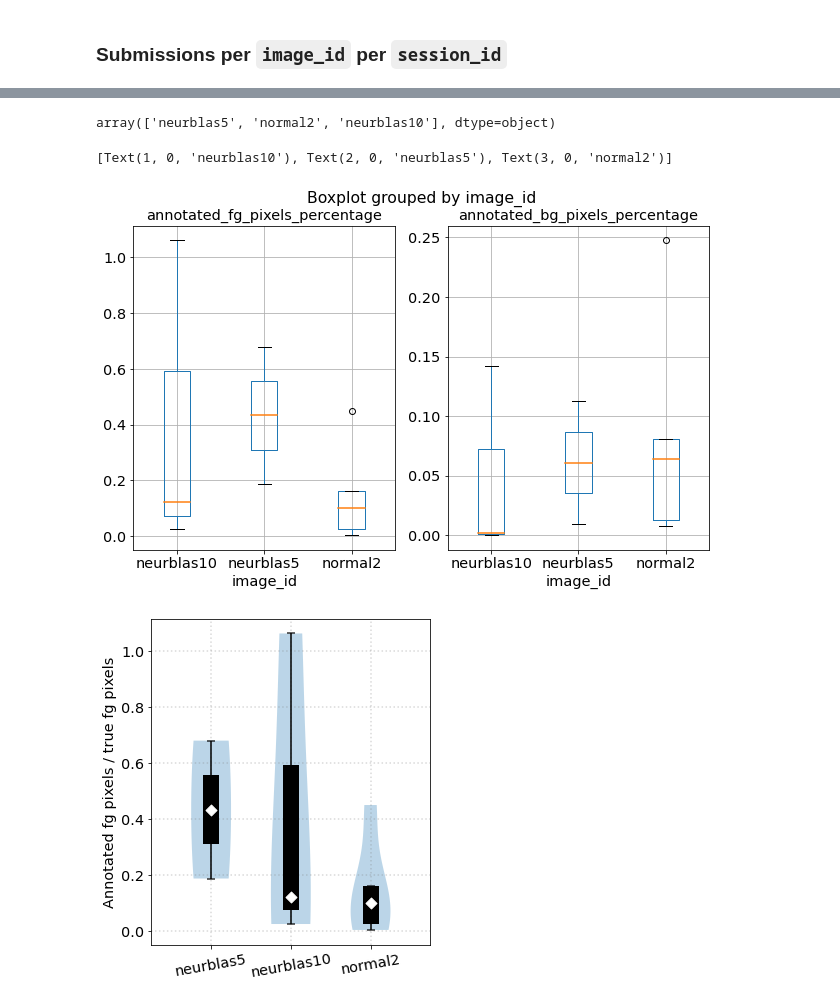
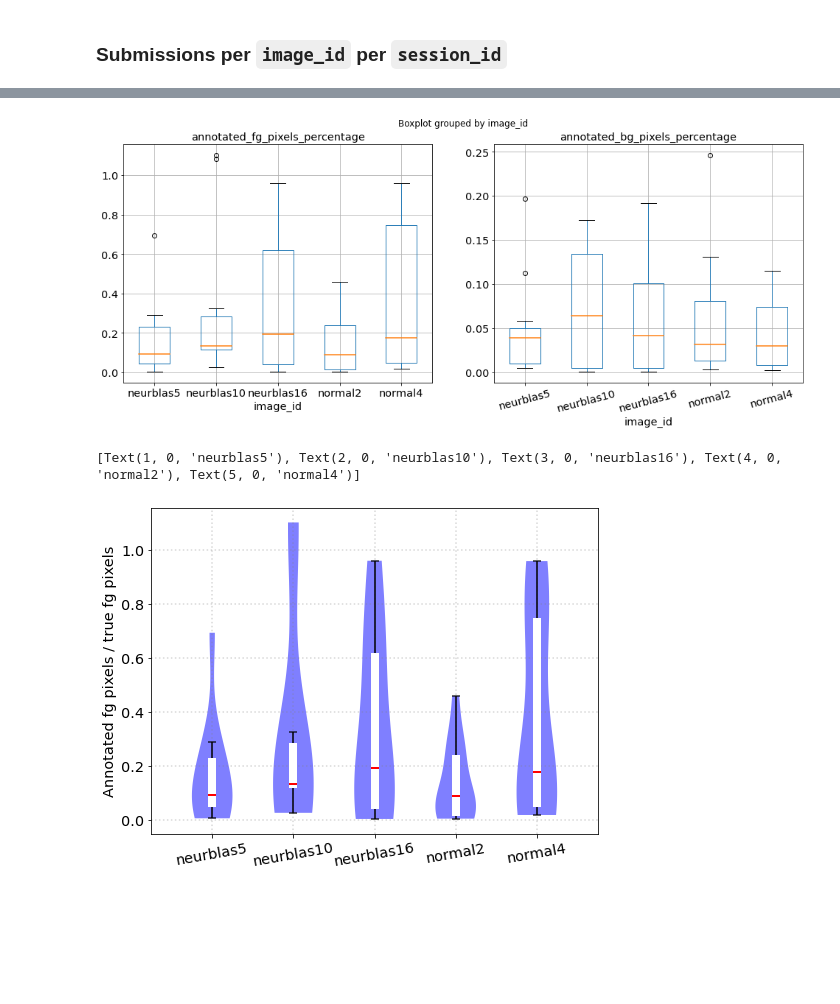
Before and after one commit to soupwaylee/masters-thesis-grabcut-cp-evaluation, a Jupyter notebook: interaction_eval.ipynb, the cells around one changed output, grey strips where cells are left out. Drawn from its saved outputs; the diff is of its cells as text; code cells hidden in the pictures; blank space fills up the shorter version.

```diff
--- a/interaction_eval.ipynb
+++ b/interaction_eval.ipynb
@@ -154,4 +119,7 @@ We are considering 49 interactions where the mask was submitted.
 # %%
+df_final_interaction_per_image_per_session['first_interaction_time'] = pd.to_datetime(df_final_interaction_per_image_per_session['first_interaction_time'])
+df_final_interaction_per_image_per_session['submission_time'] = pd.to_datetime(df_final_interaction_per_image_per_session['submission_time'])
+
 df_final_interaction_per_image_per_session['interaction_duration'] = df_final_interaction_per_image_per_session['submission_time'] - df_final_interaction_per_image_per_session['first_interaction_time']
 # %%
 # df_total_submissions_per_image_per_session.drop('first_interaction_time', axis=1, inplace=True)
@@ -289,18 +256,18 @@ kromp_gt = np.load('kromp_gt.npz')
 # keys = ['neurblas5', 'neurblas16', 'neurblas10', 'normal2', 'normal4']
 
 d = {
-    'image_id': ['neurblas5', 'neurblas16', 'neurblas10', 'normal2', 'normal4'],
+    'image_id': ['neurblas5', 'neurblas10', 'neurblas16', 'normal2', 'normal4'],
     'bg_pixels': [
         np.count_nonzero(kromp_gt['neurblas5'] == 0),
+        np.count_nonzero(kromp_gt['neurblas10'] == 0),
         np.count_nonzero(kromp_gt['neurblas16'] == 0),
-        np.count_nonzero(kromp_gt['neurblas10'] == 0),
         np.count_nonzero(kromp_gt['normal2'] == 0),
         np.count_nonzero(kromp_gt['normal4'] == 0),
     ],
     'fg_pixels': [
         np.count_nonzero(kromp_gt['neurblas5'] == 1),
+        np.count_nonzero(kromp_gt['neurblas10'] == 1),
         np.count_nonzero(kromp_gt['neurblas16'] == 1),
-        np.count_nonzero(kromp_gt['neurblas10'] == 1),
         np.count_nonzero(kromp_gt['normal2'] == 1),
         np.count_nonzero(kromp_gt['normal4'] == 1),
     ],
@@ -344,9 +297,10 @@ gt_percentages_df
-# %%
-gt_percentages_df['image_id'].unique()
-# %% [output]
-array(['neurblas5', 'normal2', 'neurblas10'], dtype=object)
+# %%
+kromp_image_categories = ['neurblas5', 'neurblas10', 'neurblas16', 'normal2', 'normal4']
+kromp_imgs = pd.api.types.CategoricalDtype(ordered=True, categories=kromp_image_categories)
+
+gt_percentages_df['image_id'] = gt_percentages_df['image_id'].astype(kromp_imgs)
 # %%
-fig, ax = plt.subplots(1, 2, figsize=(10, 6))
+fig, ax = plt.subplots(1, 2, figsize=(16, 6))
 
 bp1 = gt_percentages_df.boxplot(
     column=['annotated_fg_pixels_percentage'],
@@ -366,6 +320,9 @@ bp2 = gt_percentages_df.boxplot(
     return_type='dict',
 )
 
+plt.xticks(rotation=15)
+plt.show()
+
 print(ax[0].get_xticklabels())
 
 all_fg_y_whiskers = [whiskers.get_ydata()[1] for i, whiskers in enumerate(bp1['annotated_fg_pixels_percentage']['whiskers'])]
@@ -385,5 +342,5 @@ for i, y_val in enumerate(all_bg_y_whiskers):
     if i % 2 == 0: bg_whiskers_min.append(y_val)
     else: bg_whiskers_max.append(y_val)
 # %% [output]
+[figure, new version]
-[Text(1, 0, 'neurblas10'), Text(2, 0, 'neurblas5'), Text(3, 0, 'normal2')]
+[Text(1, 0, 'neurblas5'), Text(2, 0, 'neurblas10'), Text(3, 0, 'neurblas16'), Text(4, 0, 'normal2'), Text(5, 0, 'normal4')]
-[figure, old version]
@@ -421,15 +372,14 @@ bg_whiskers_max_ordered = [bg_whiskers_max[1], bg_whiskers_max[0], bg_whiskers_m
 #
 #     return lower_whisker, higher_whisker
 
-# keys = ['neurblas5', 'neurblas16', 'neurblas10', 'normal2', 'normal4']
-x_labels = ['neurblas5', 'neurblas10', 'normal2']
+x_labels = ['neurblas5', 'neurblas10', 'neurblas16', 'normal2', 'normal4']
 
 fg_data = [
     np.sort(gt_percentages_df[gt_percentages_df.image_id == 'neurblas5']["annotated_fg_pixels_percentage"].values),
-    # np.sort(gt_percentages_df[gt_percentages_df.image_id == 'neurblas16']["annotated_fg_pixels_percentage"].values),
     np.sort(gt_percentages_df[gt_percentages_df.image_id == 'neurblas10']["annotated_fg_pixels_percentage"].values),
+    np.sort(gt_percentages_df[gt_percentages_df.image_id == 'neurblas16']["annotated_fg_pixels_percentage"].values),
     np.sort(gt_percentages_df[gt_percentages_df.image_id == 'normal2']["annotated_fg_pixels_percentage"].values),
-    # np.sort(gt_percentages_df[gt_percentages_df.image_id == 'normal4']["annotated_fg_pixels_percentage"].values)
+    np.sort(gt_percentages_df[gt_percentages_df.image_id == 'normal4']["annotated_fg_pixels_percentage"].values)
 ]
 
 max_values_length = max([vals.size for vals in fg_data])
@@ -440,51 +390,51 @@ fg_data_sorted_padded = [
 
 bg_data = [
     np.sort(gt_percentages_df[gt_percentages_df.image_id == 'neurblas5']["annotated_bg_pixels_percentage"].values),
-    # np.sort(gt_percentages_df[gt_percentages_df.image_id == 'neurblas16']["annotated_fg_pixels_percentage"].values),
     np.sort(gt_percentages_df[gt_percentages_df.image_id == 'neurblas10']["annotated_bg_pixels_percentage"].values),
+    np.sort(gt_percentages_df[gt_percentages_df.image_id == 'neurblas16']["annotated_bg_pixels_percentage"].values),
     np.sort(gt_percentages_df[gt_percentages_df.image_id == 'normal2']["annotated_bg_pixels_percentage"].values),
-    # np.sort(gt_percentages_df[gt_percentages_df.image_id == 'normal4']["annotated_fg_pixels_percentage"].values)
+    np.sort(gt_percentages_df[gt_percentages_df.image_id == 'normal4']["annotated_bg_pixels_percentage"].values)
 ]
 
 max_values_length = max([vals.size for vals in bg_data])
 bg_data_sorted_padded = [
     np.sort(np.pad(vals, pad_width=(0, max_values_length - vals.size), mode='constant', constant_values=np.nan))
     for vals in bg_data
 ]
 
-fig, ax = plt.subplots(figsize=(5, 6))
+fig, ax = plt.subplots(figsize=(8, 6))
 
-vp = ax.violinplot(dataset = fg_data,
-                      showmeans=False,
-                      showmedians=False,
-                      showextrema=False)
+vp = ax.violinplot(dataset=fg_data,
+                  showmeans=False,
+                  showmedians=False,
+                  showextrema=False)
 
 for pc in vp['bodies']:
-    pc.set_facecolor('#1f77b4')
+    pc.set_facecolor('#0000ff')
     # pc.set_edgecolor('black')
-    pc.set_alpha(0.3)
+    pc.set_alpha(0.5)
 
 quartile1, medians, quartile3 = np.nanpercentile(fg_data_sorted_padded, [25, 50, 75], axis=1)
 # whiskers = np.array([
 #     adjacent_values(sorted_array, q1, q3)
     # for sorted_array, q1, q3 in zip(data, quartile1, quartile3)])
 # whiskers_min, whiskers_max = whiskers[:, 0], whiskers[:, 1]
 
 inds = np.arange(1, len(medians) + 1)
-ax.scatter(inds, fg_whiskers_min_ordered, marker="_", color='k', s=50, zorder=3, alpha=0.8)
-ax.scatter(inds, fg_whiskers_max_ordered, marker="_", color='k', s=50, zorder=3, alpha=0.8)
-ax.vlines(inds, fg_whiskers_min_ordered, fg_whiskers_max_ordered, color='k', linestyle='-', lw=1.5)
-ax.vlines(inds, quartile1, quartile3, color='k', linestyle='-', lw=16)
-ax.scatter(inds, medians, marker="D", color='w', s=60, zorder=3)
+ax.scatter(inds, fg_whiskers_min, marker="_", color='k', s=50, zorder=3, alpha=0.8)
+ax.scatter(inds, fg_whiskers_max, marker="_", color='k', s=50, zorder=3, alpha=0.8)
+ax.vlines(inds, fg_whiskers_min, fg_whiskers_max, color='k', linestyle='-', lw=1.5)
+ax.vlines(inds, quartile1, quartile3, color='w', linestyle='-', lw=8)
+ax.scatter(inds, medians, marker="_", color='r', s=80, linewidths=2, zorder=3)
 # ax.vlines(inds, whiskers_min, whiskers_max, color='#165683', linestyle='-', lw=1, alpha=0.7)
 
 ax.set_ylabel('Annotated fg pixels / true fg pixels')
 
 ax.set_xticks(np.arange(1, len(x_labels) + 1))
 ax.set_xticklabels(x_labels, rotation=10)
 ax.set_xlim(0.25, len(x_labels) + 0.75)
 
 plt.grid(b=True, color='grey', alpha=0.3, linestyle='dotted', linewidth=1.5)
 plt.show()
 # %% [output]
-[figure, old version]
+[figure, new version]
```
Also changed, not shown: parts of 25 cells of this notebook, 1 other file.
